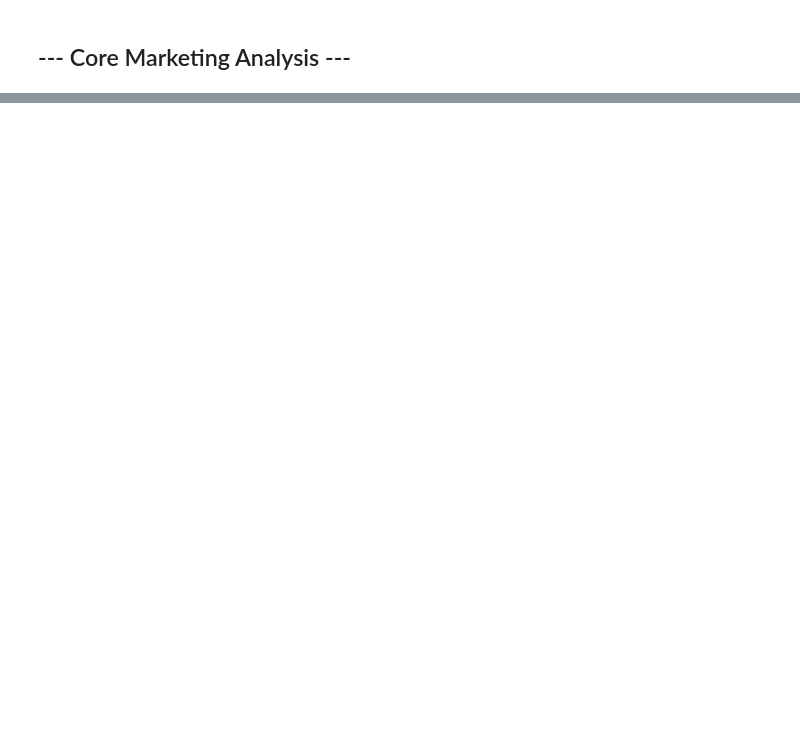
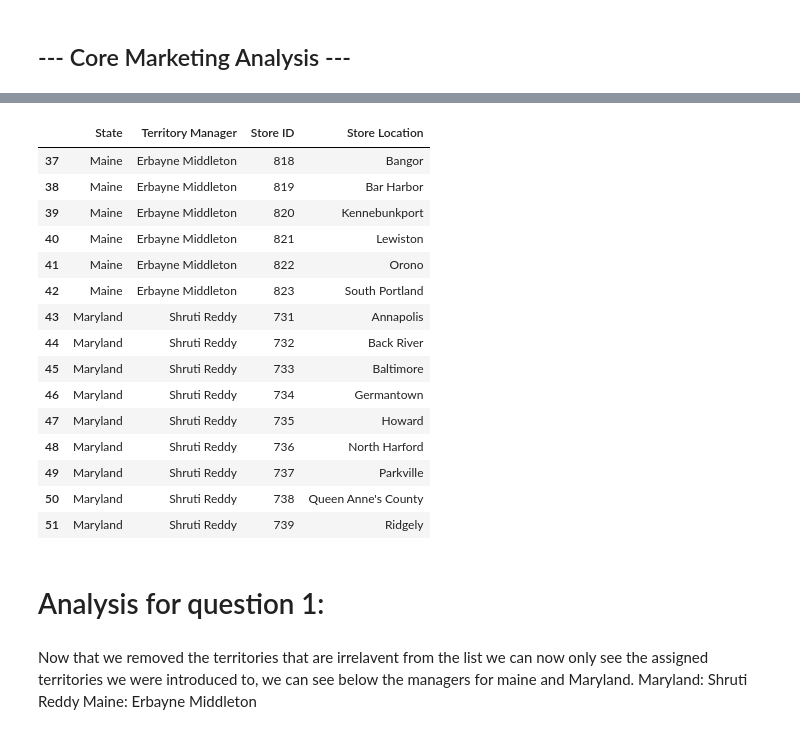
Before and after one commit to luisocelot13-beep/Capstone_2, a Jupyter notebook: Ocelotl_sales_analysis.ipynb, the cells around one changed output, grey strips where cells are left out. Saved outputs shown, nothing was run; the diff lists cells and outputs as text; code cells hidden in the pictures; blank space fills up the shorter version.

```diff
--- a/Ocelotl_sales_analysis.ipynb
+++ b/Ocelotl_sales_analysis.ipynb
@@ -93,0 +126,32 @@ memory usage: 4.2 KB
+# %%
+territories = Store_D[
+    Store_D["State"].isin(["Maine","Maryland"])]
+
+territories[["State",
+             "Territory Manager",
+             "Store ID",
+             "Store Location"]]
+# %% [output]
+|  | State | Territory Manager | Store ID | Store Location |
+| 37 | Maine | Erbayne Middleton | 818 | Bangor |
+| 38 | Maine | Erbayne Middleton | 819 | Bar Harbor |
+| 39 | Maine | Erbayne Middleton | 820 | Kennebunkport |
+| 40 | Maine | Erbayne Middleton | 821 | Lewiston |
+| 41 | Maine | Erbayne Middleton | 822 | Orono |
+| 42 | Maine | Erbayne Middleton | 823 | South Portland |
+| 43 | Maryland | Shruti Reddy | 731 | Annapolis |
+| 44 | Maryland | Shruti Reddy | 732 | Back River |
+| 45 | Maryland | Shruti Reddy | 733 | Baltimore |
+| 46 | Maryland | Shruti Reddy | 734 | Germantown |
+| 47 | Maryland | Shruti Reddy | 735 | Howard |
+| 48 | Maryland | Shruti Reddy | 736 | North Harford |
+| 49 | Maryland | Shruti Reddy | 737 | Parkville |
+| 50 | Maryland | Shruti Reddy | 738 | Queen Anne's County |
+| 51 | Maryland | Shruti Reddy | 739 | Ridgely |
+# %% [markdown]
+# Analysis for question 1:
+# %% [markdown]
+Now that we removed  the territories that are irrelavent  from the list we can now only see the  assigned territories we were introduced to, we can see
+below the managers for maine and Maryland.
+Maryland: Shruti Reddy
+Maine: Erbayne Middleton
```
Also changed, not shown: parts of 53 cells of this notebook, 1 other file.
